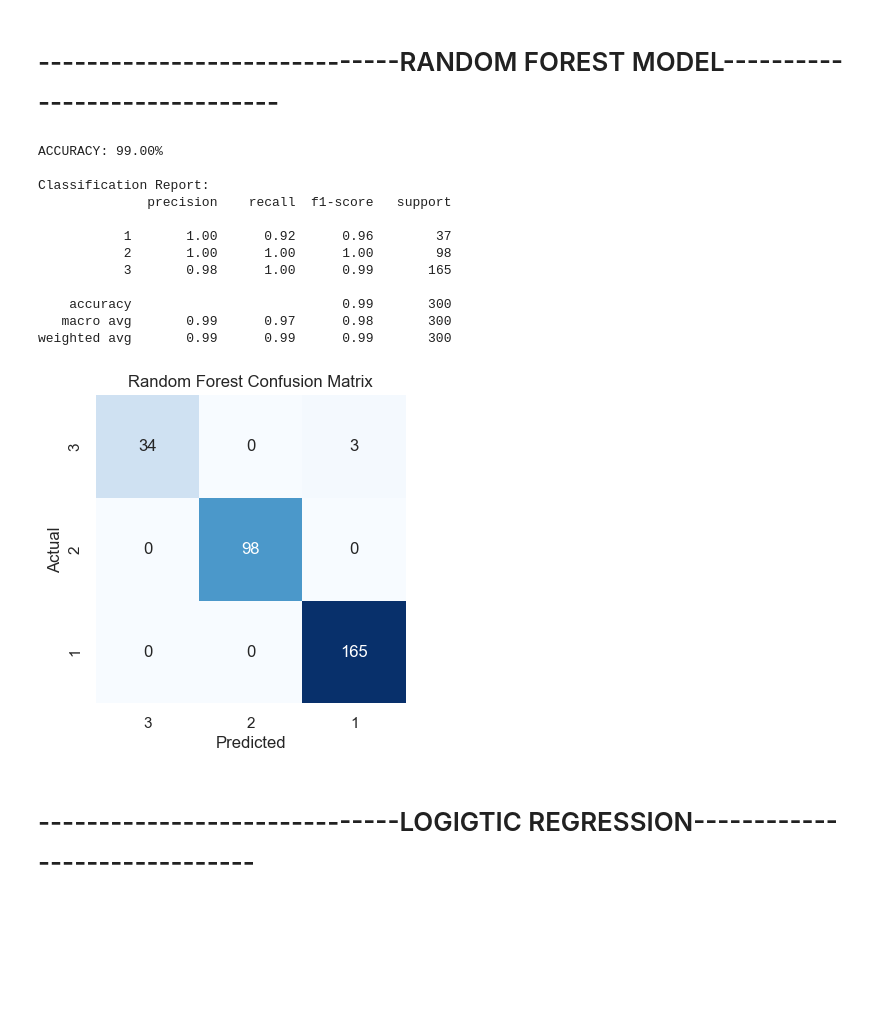
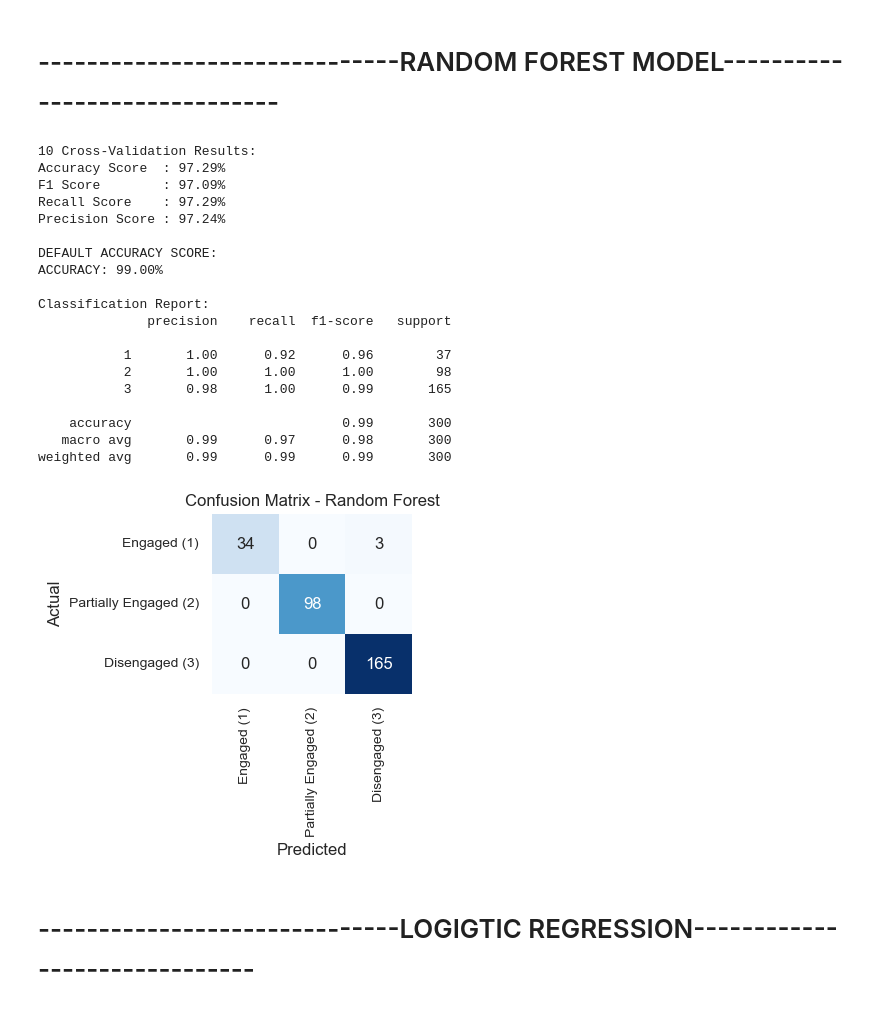
Before and after one commit to StarBread2/Atillo-ML, a Jupyter notebook: Updated/Emotional Monitoring (Classification)/Jupyter Files/Classification.ipynb, the cells around one changed output. Drawn from its saved outputs; the diff is of its cells as text; code cells hidden in the pictures; blank space fills up the shorter version.

```diff
--- a/Updated/Emotional Monitoring (Classification)/Jupyter Files/Classification.ipynb
+++ b/Updated/Emotional Monitoring (Classification)/Jupyter Files/Classification.ipynb
@@ -245,47 +250,95 @@ randomForest_model = RandomForestClassifier(
 randomForest_model.fit(X_train, y_train)
 #******************************************RANDOM FOREST******************************************
 
+
+
+
 #******************************************RANDOM FOREST PREDICTIONS******************************************
 #ACTUAL PREDICTION
 y_pred_RandomForest = randomForest_model.predict(X_test)
 #******************************************RANDOM FOREST PREDICTIONS******************************************
 
+
+
+
+#******************************************CROSS VALIDATION******************************************
+#CROSS VALIDATION SCORE
+accuracy_results  = cross_validate(randomForest_model, X_train, y_train, cv=10, scoring='accuracy')
+accuracy_scores = accuracy_results['test_score']
+mean_accuracy = np.mean(accuracy_scores) * 100
+
+f1_results = cross_validate(randomForest_model, X_train, y_train, cv=10, scoring='f1_weighted')
+f1_scores = f1_results['test_score']
+mean_f1 = np.mean(f1_scores) * 100
+
+recall_results = cross_validate(randomForest_model, X_train, y_train, cv=10, scoring='recall_weighted')
+recall_scores = recall_results['test_score']
+mean_recall = np.mean(recall_scores) * 100
+
+precision_results = cross_validate(randomForest_model, X_train, y_train, cv=10, scoring='precision_weighted')
+precision_scores = precision_results['test_score']
+mean_precision = np.mean(precision_scores) * 100
+
+#DRAW VALIDATION SCORE
+print(f"10 Cross-Validation Results:")
+print(f"Accuracy Score  : {mean_accuracy:.2f}%")
+print(f"F1 Score        : {mean_f1:.2f}%")
+print(f"Recall Score    : {mean_recall:.2f}%")
+print(f"Precision Score : {mean_precision:.2f}% \n")
+#******************************************CROSS VALIDATION******************************************
+
+
+
+
 #******************************************RANDOM FOREST ACCURACY DISPLAY******************************************
 # WRITE ACCURACY SCORE
-#scores = cross_val_score(randomForest_model, X_train, y_train, cv=10)
-#print(f"CROSS VALIDATION: {scores}%\n")
-
 accuracy = accuracy_score(y_test, y_pred_RandomForest)
+print(f"DEFAULT ACCURACY SCORE:")
 print(f"ACCURACY: {accuracy * 100:.2f}%\n")
 
 # WRITE CLASSIFICATION REPORT
 print("Classification Report:")
 print(classification_report(y_test, y_pred_RandomForest))
 
 # DRAW CONFUSION MATRIX
+labels = ["Engaged (1)", "Partially Engaged (2)", "Disengaged (3)"]
+
 cm = confusion_matrix(y_test, y_pred_RandomForest)
 
 plt.figure(figsize=(4, 4))  # WIDTH HEIGHT
-sns.heatmap(cm, annot=True, fmt='g', cmap='Blues', cbar=False, xticklabels=y_test.unique(), yticklabels=y_test.unique())
-plt.title('Random Forest Confusion Matrix')
+sns.heatmap(cm, annot=True, fmt='g', cmap='Blues', cbar=False, xticklabels=labels, yticklabels=labels)
+plt.title('Confusion Matrix - Random Forest')
 plt.xlabel('Predicted')
 plt.ylabel('Actual')
+
+plt.xticks(rotation=90, fontsize=10)
+plt.yticks(rotation=0, fontsize=10)
+
+plt.tight_layout()
+
 plt.show()
 #******************************************RANDOM FOREST ACCURACY DISPLAY******************************************
 # %% [output]
+10 Cross-Validation Results:
+Accuracy Score  : 97.29%
+F1 Score        : 97.09%
+Recall Score    : 97.29%
+Precision Score : 97.24%
+
+DEFAULT ACCURACY SCORE:
 ACCURACY: 99.00%
 
 Classification Report:
               precision    recall  f1-score   support
 
            1       1.00      0.92      0.96        37
            2       1.00      1.00      1.00        98
            3       0.98      1.00      0.99       165
 
     accuracy                           0.99       300
    macro avg       0.99      0.97      0.98       300
 weighted avg       0.99      0.99      0.99       300
-[figure, old version]
+[figure, new version]
 # %% [markdown]
 # ------------------------------LOGIGTIC REGRESSION------------------------------
 # %%
```
Also changed, not shown: parts of 4 cells of this notebook, 9 other files.
